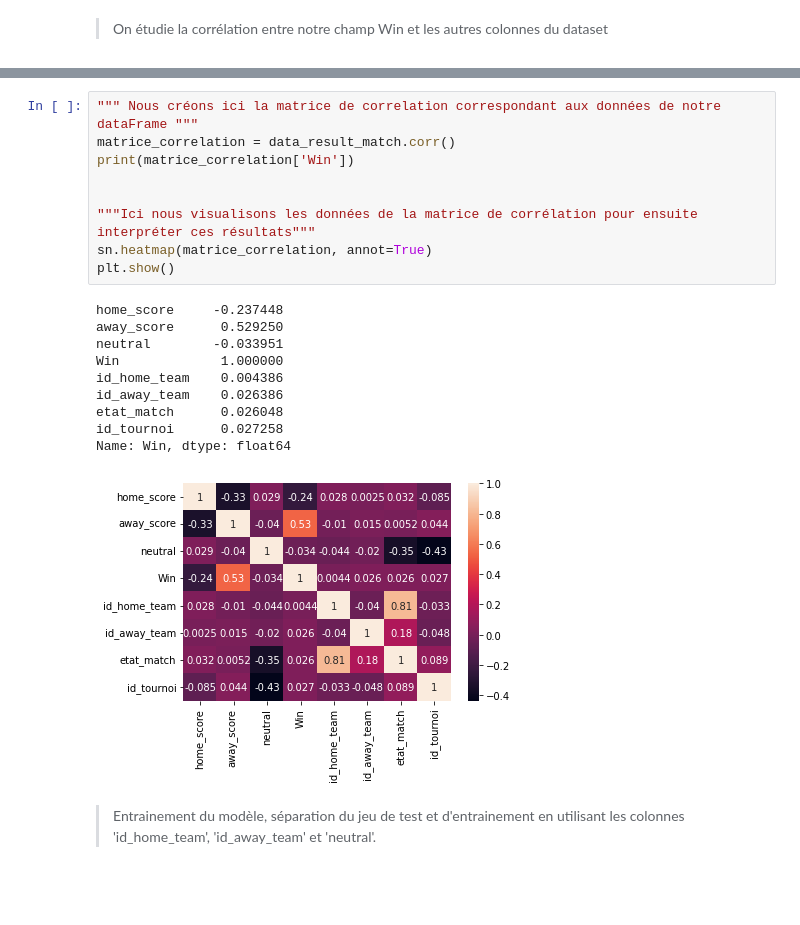
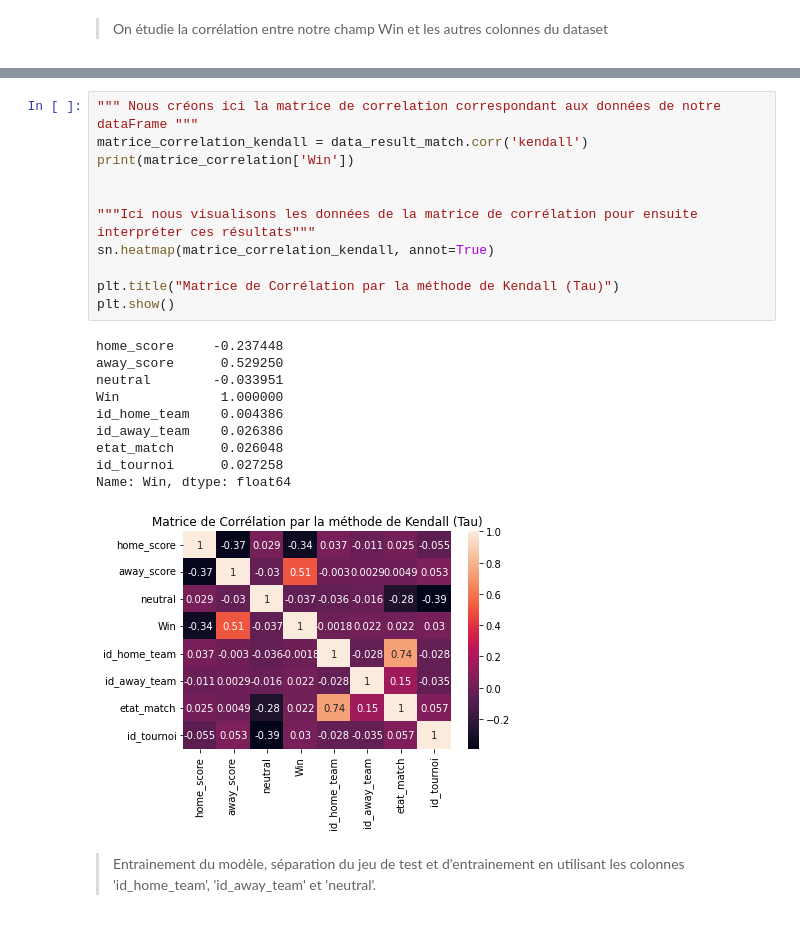
Before and after one commit to Phignis-zz/predict-women-soccer-results, a Jupyter notebook: src/predict_soccer_results.ipynb, the cells around one changed output, grey strips where cells are left out. Cells and saved outputs as stored; diff of their text form; blank space fills up the shorter version.

```diff
--- a/src/predict_soccer_results.ipynb
+++ b/src/predict_soccer_results.ipynb
@@ -137,23 +181,25 @@ data_result_match.head(10)
 # %%
 """ Nous créons ici la matrice de correlation correspondant aux données de notre dataFrame """
-matrice_correlation = data_result_match.corr()
+matrice_correlation_kendall = data_result_match.corr('kendall')
 print(matrice_correlation['Win'])
 
 
 """Ici nous visualisons les données de la matrice de corrélation pour ensuite interpréter ces résultats"""
-sn.heatmap(matrice_correlation, annot=True)
+sn.heatmap(matrice_correlation_kendall, annot=True)
+
+plt.title("Matrice de Corrélation par la méthode de Kendall (Tau)")
 plt.show()
 # %% [output]
 home_score     -0.237448
 away_score      0.529250
 neutral        -0.033951
 Win             1.000000
 id_home_team    0.004386
 id_away_team    0.026386
 etat_match      0.026048
 id_tournoi      0.027258
 Name: Win, dtype: float64
-[figure, old version]
+[figure, new version]
 # %% [markdown]
 > Entrainement du modèle, séparation du jeu de test et d'entrainement en utilisant les colonnes 'id_home_team', 'id_away_team' et 'neutral'.
 # %%
```
Also changed, not shown: parts of 3 cells of this notebook, 1 other file.
